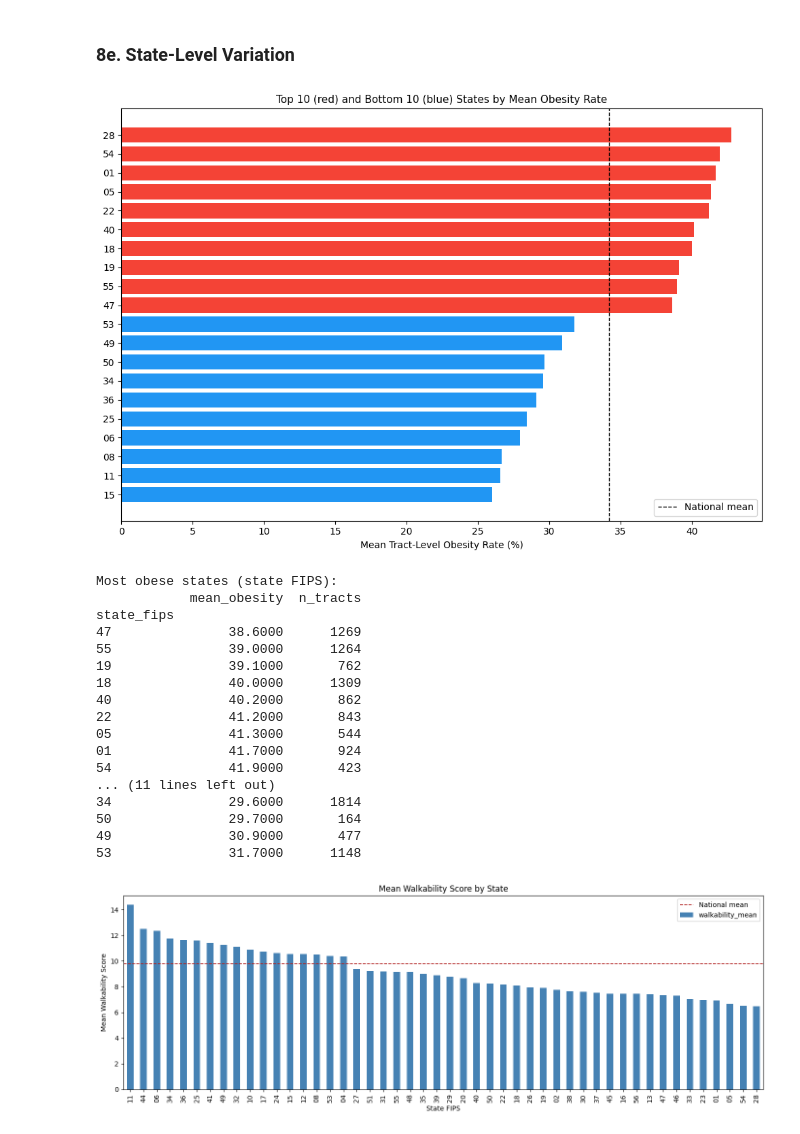
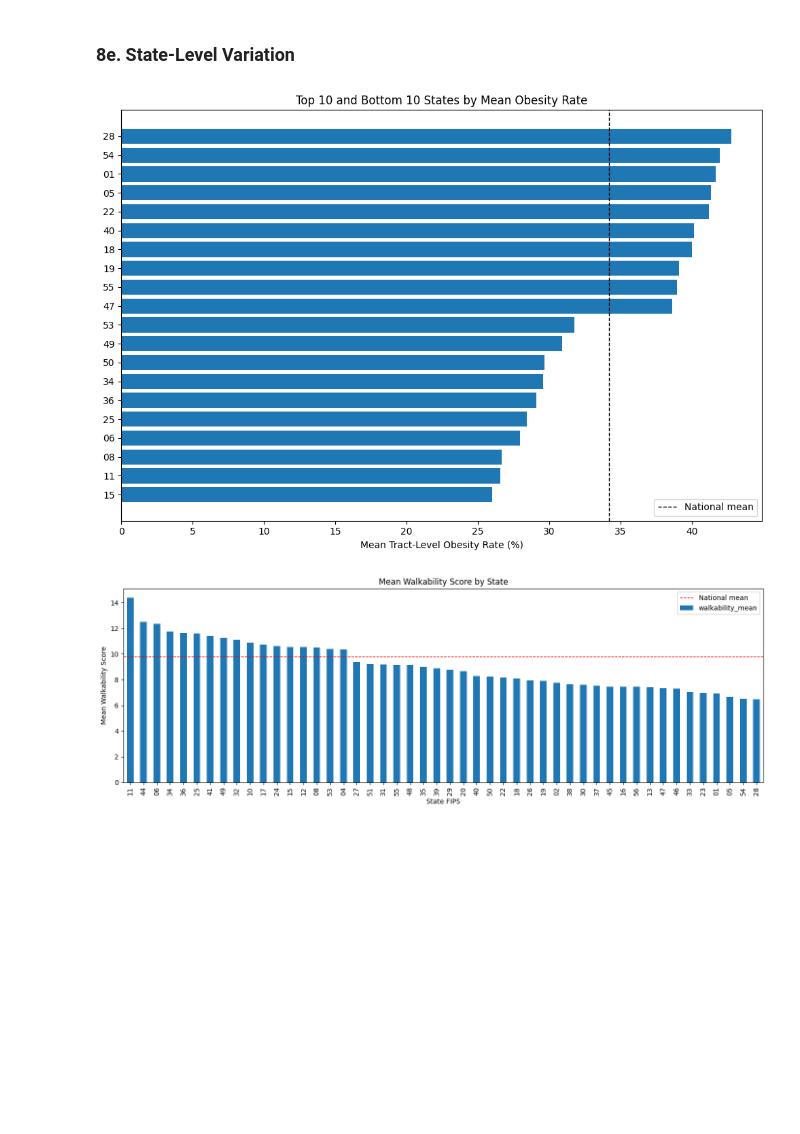
Before and after one commit to davidmaking/health-outcomes-predictor, a Jupyter notebook: analysis.ipynb, the cells around one changed output. Drawn from its saved outputs; the diff is of its cells as text; code cells hidden in the pictures; blank space fills up the shorter version.

```diff
--- a/analysis.ipynb
+++ b/analysis.ipynb
@@ -286,8 +234,5 @@ FOOD shape: (72531, 147)
 | 1 | 1001020200 | Alabama | Autauga County | 1 | 2170 | 743 | 0 | 181.0000 | 8.3410 | ... |
 2 rows × 147 columns
 # %%
-print('food nulls:')
-x = food.isnull().sum()
-x = x[x > 1000]
-print(x)
+print(food.isnull().sum()[food.isnull().sum() > 1000])
 # %% [output]
@@ -455,10 +373,6 @@ dtype: int64
 
 Drop rows missing key demographic controls so regression later has a clean dataset.
 # %%
-# Inspect what we have after all merges
-key_cols = ['walkability_mean', 'obesity_pct', 'diabetes_pct',
-            'MHI', 'NHW PERCENT', 'BLACK PERCENT', 'HISPANIC PERCENT', 'NO_VEHICLE_RATIO']
-print(f'Shape: {df.shape}')
-print(f'\nNulls:')
+key_cols = ['walkability_mean', 'obesity_pct', 'diabetes_pct', 'MHI', 'NHW PERCENT', 'BLACK PERCENT', 'HISPANIC PERCENT', 'NO_VEHICLE_RATIO']
 print(df[key_cols].isnull().sum())
 # %% [output]
@@ -486,8 +394,2 @@ Final shape: (56191, 11)
 # %%
-# Rename columns for easier plotting
-df = df.rename(columns={
-    'NHW PERCENT': 'nhw_pct',
-    'BLACK PERCENT': 'black_pct',
-    'HISPANIC PERCENT': 'hispanic_pct',
-    'NO_VEHICLE_RATIO': 'no_vehicle_ratio',
-})
+df = df.rename(columns={'NHW PERCENT': 'nhw_pct', 'BLACK PERCENT': 'black_pct', 'HISPANIC PERCENT': 'hispanic_pct', 'NO_VEHICLE_RATIO': 'no_vehicle_ratio'})
@@ -605,51 +471,18 @@ plt.show()
 # %% [markdown]
 ### 8e. State-Level Variation
 # %%
-# Extract 2-digit state FIPS from GEOID_tract
 df['state_fips'] = df['GEOID_tract'].str[:2]
-
-# Mean obesity by state — top 10 and bottom 10
-state_obesity = (df.groupby('state_fips')['obesity_pct']
-                   .agg(['mean', 'std', 'count'])
-                   .rename(columns={'mean': 'mean_obesity', 'std': 'std_obesity', 'count': 'n_tracts'})
-                   .sort_values('mean_obesity'))
-
-top10    = state_obesity.tail(10)
-bottom10 = state_obesity.head(10)
-both     = pd.concat([bottom10, top10])
+state_obesity = df.groupby('state_fips')['obesity_pct'].agg(['mean', 'std', 'count']).rename(columns={'mean': 'mean_obesity', 'std': 'std_obesity', 'count': 'n_tracts'}).sort_values('mean_obesity')
+both = pd.concat([state_obesity.head(10), state_obesity.tail(10)])
 
 fig, ax = plt.subplots(figsize=(10, 7))
-colors = ['#2196F3'] * 10 + ['#F44336'] * 10
-bars = ax.barh(both.index, both['mean_obesity'], color=colors, edgecolor='none')
-ax.set_xlabel('Mean Tract-Level Obesity Rate (%)')
-ax.set_title('Top 10 (red) and Bottom 10 (blue) States by Mean Obesity Rate', fontsize=11)
+ax.barh(both.index, both['mean_obesity'])
 ax.axvline(df['obesity_pct'].mean(), color='black', linestyle='--', linewidth=1, label='National mean')
+ax.set(xlabel='Mean Tract-Level Obesity Rate (%)', title='Top 10 and Bottom 10 States by Mean Obesity Rate')
 ax.legend()
 plt.tight_layout()
-plt.savefig('../data/state_obesity.png', dpi=150, bbox_inches='tight')
+plt.savefig('../data/state_obesity.png')
 plt.show()
-
-print('\nMost obese states (state FIPS):')
-print(top10[['mean_obesity', 'n_tracts']].round(1).to_string())
-print('\nLeast obese states (state FIPS):')
-print(bottom10[['mean_obesity', 'n_tracts']].round(1).to_string())
 # %% [output]
-[figure, old version]
+[figure, new version]
-Most obese states (state FIPS):
-            mean_obesity  n_tracts
-state_fips
-47               38.6000      1269
-55               39.0000      1264
-19               39.1000       762
-18               40.0000      1309
-40               40.2000       862
-22               41.2000       843
-05               41.3000       544
-01               41.7000       924
-54               41.9000       423
-... (11 lines left out)
-34               29.6000      1814
-50               29.7000       164
-49               30.9000       477
-53               31.7000      1148
 # %%
```
Also changed, not shown: parts of 58 cells of this notebook.
